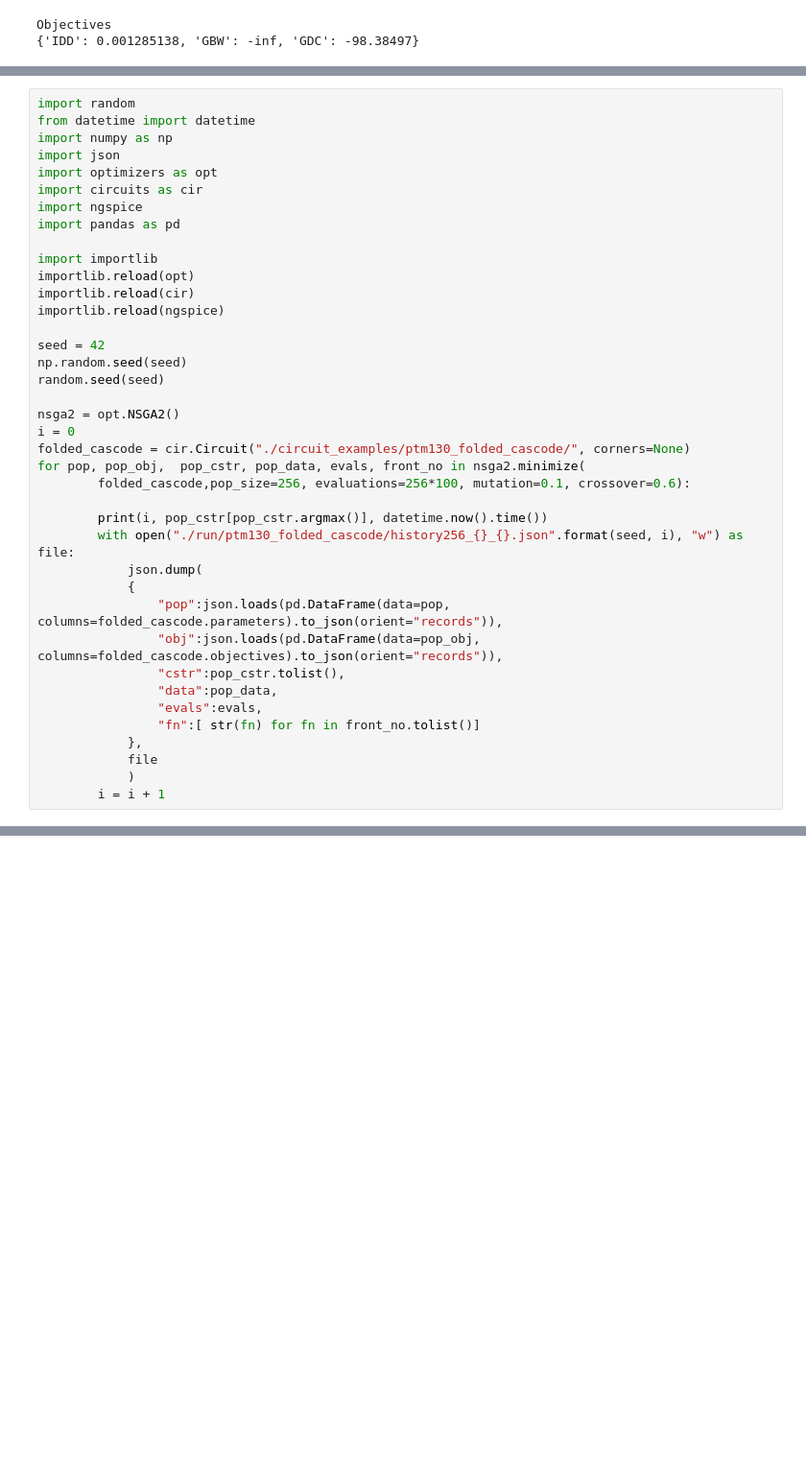
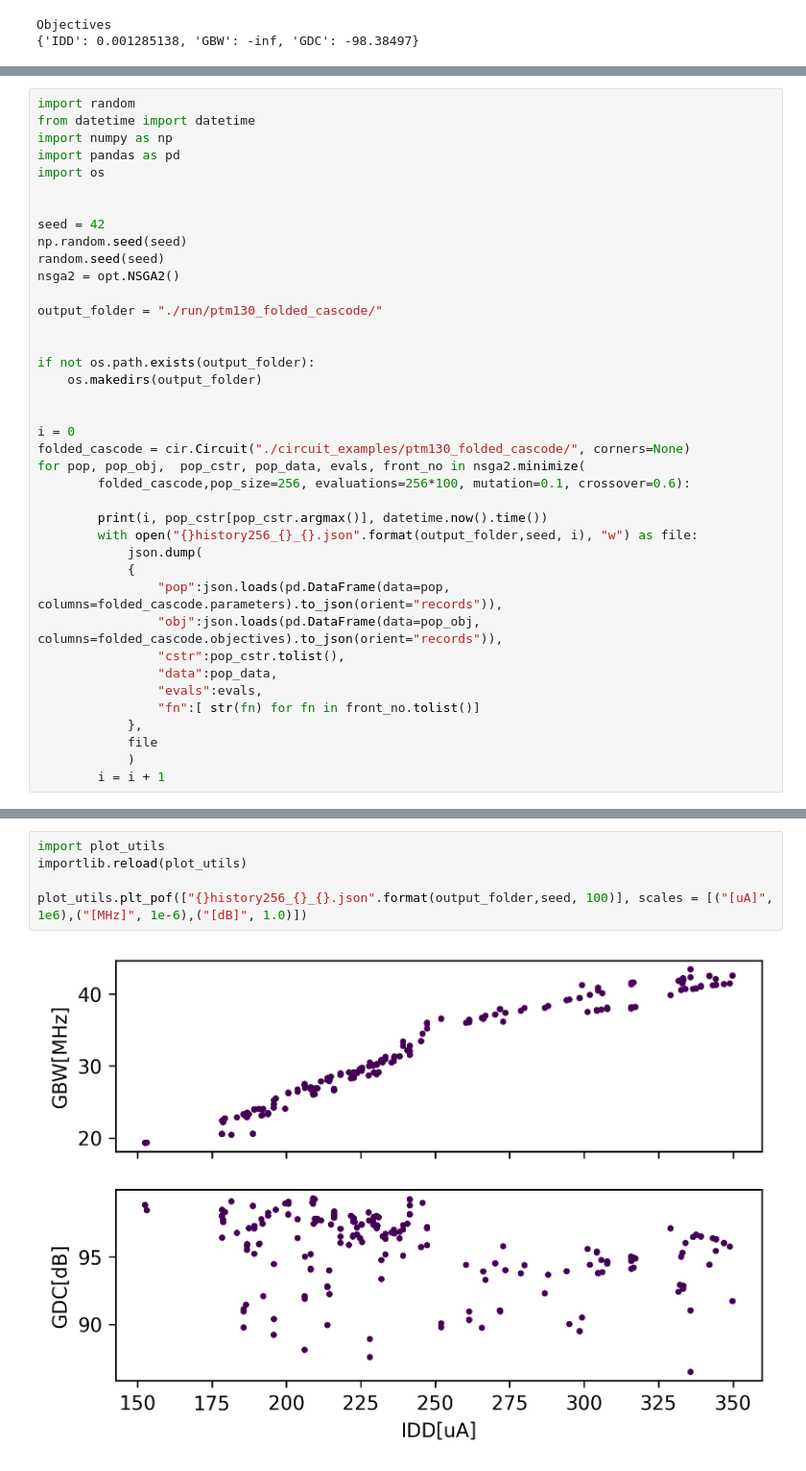
Before and after one commit to nunocclourenco/BAIcO, a Jupyter notebook: folded_cascode.ipynb, the cells around one changed output, grey strips where cells are left out. Shown at 96% size. Cells and saved outputs as stored; diff of their text form; blank space fills up the shorter version.

Commit message:
Update Folded Cascode Example notebook

```diff
--- a/folded_cascode.ipynb
+++ b/folded_cascode.ipynb
@@ -109,29 +101,29 @@ KeyboardInterrupt:
 import random
 from datetime import datetime
 import numpy as np
-import json
-import optimizers as opt
-import circuits as cir
-import ngspice
 import pandas as pd
+import os
 
-import importlib
-importlib.reload(opt)
-importlib.reload(cir)
-importlib.reload(ngspice)
 
 seed = 42
 np.random.seed(seed)
 random.seed(seed)
+nsga2 = opt.NSGA2()
 
-nsga2 = opt.NSGA2()
+output_folder = "./run/ptm130_folded_cascode/"
+
+
+if not os.path.exists(output_folder):
+    os.makedirs(output_folder)
+
+
 i = 0
 folded_cascode = cir.Circuit("./circuit_examples/ptm130_folded_cascode/", corners=None)
 for pop, pop_obj,  pop_cstr, pop_data, evals, front_no in nsga2.minimize(
         folded_cascode,pop_size=256, evaluations=256*100, mutation=0.1, crossover=0.6):
 
         print(i, pop_cstr[pop_cstr.argmax()], datetime.now().time())
-        with open("./run/ptm130_folded_cascode/history256_{}_{}.json".format(seed, i), "w") as file:
+        with open("{}history256_{}_{}.json".format(output_folder,seed, i), "w") as file:
             json.dump(
             {
                 "pop":json.loads(pd.DataFrame(data=pop, columns=folded_cascode.parameters).to_json(orient="records")),
@@ -151,0 +157,7 @@ print(history[0][5])
+# %%
+import plot_utils
+importlib.reload(plot_utils)
+
+plot_utils.plt_pof(["{}history256_{}_{}.json".format(output_folder,seed, 100)], scales = [("[uA]", 1e6),("[MHz]", 1e-6),("[dB]", 1.0)])
+# %% [output]
+[figure, added]
```
Also changed, not shown: parts of 6 cells of this notebook, 1 other file.
